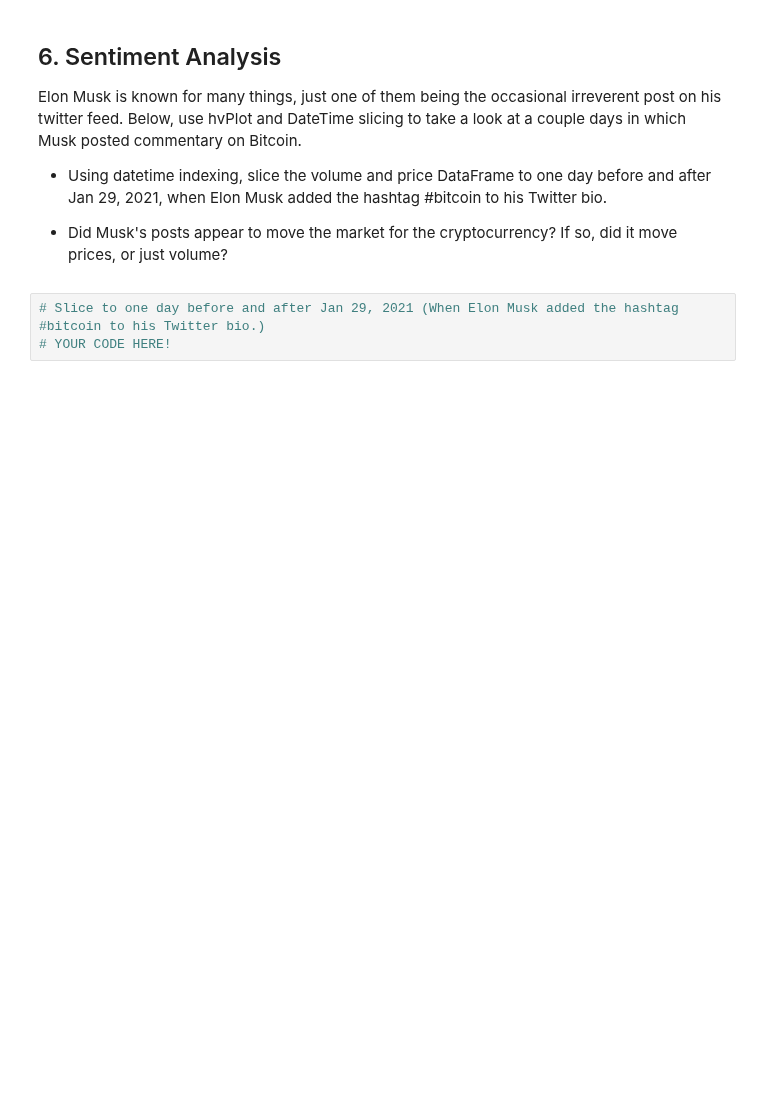
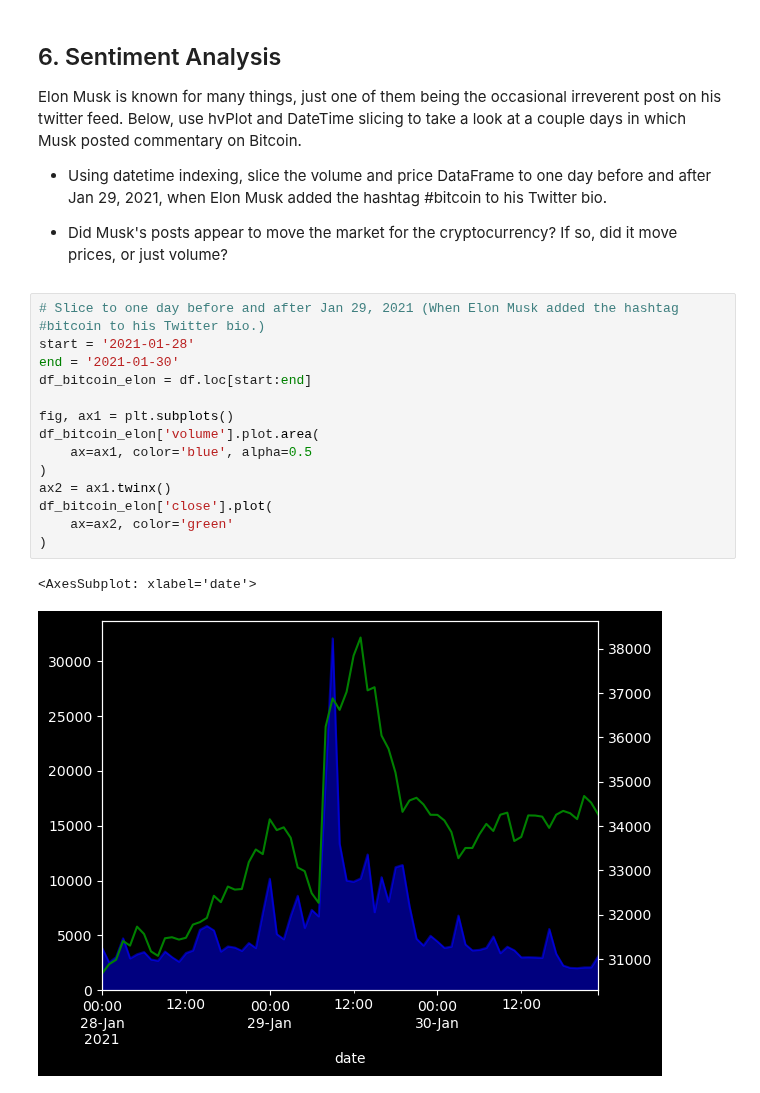
Before and after one commit to juil/fintech-uoftbootcamp, a Jupyter notebook: 11-time-series/class2/Activities/01-Stu_Warm_Up/Unsolved/time_series_warm_up.ipynb, the cells around one changed output. Drawn from its saved outputs; the diff is of its cells as text; blank space fills up the shorter version.

```diff
--- a/11-time-series/class2/Activities/01-Stu_Warm_Up/Unsolved/time_series_warm_up.ipynb
+++ b/11-time-series/class2/Activities/01-Stu_Warm_Up/Unsolved/time_series_warm_up.ipynb
@@ -58,4 +92,18 @@ Elon Musk is known for many things, just one of them being the occasional irreve
 * Did Musk's posts appear to move the market for the cryptocurrency? If so, did it move prices, or just volume?
 # %%
 # Slice to one day before and after Jan 29, 2021 (When Elon Musk added the hashtag #bitcoin to his Twitter bio.)
-# YOUR CODE HERE!
+start = '2021-01-28'
+end = '2021-01-30'
+df_bitcoin_elon = df.loc[start:end]
+
+fig, ax1 = plt.subplots()
+df_bitcoin_elon['volume'].plot.area(
+    ax=ax1, color='blue', alpha=0.5
+)
+ax2 = ax1.twinx()
+df_bitcoin_elon['close'].plot(
+    ax=ax2, color='green'
+)
+# %% [output]
+<AxesSubplot: xlabel='date'>
+[figure, added]
```
Also changed, not shown: parts of 5 cells of this notebook.
